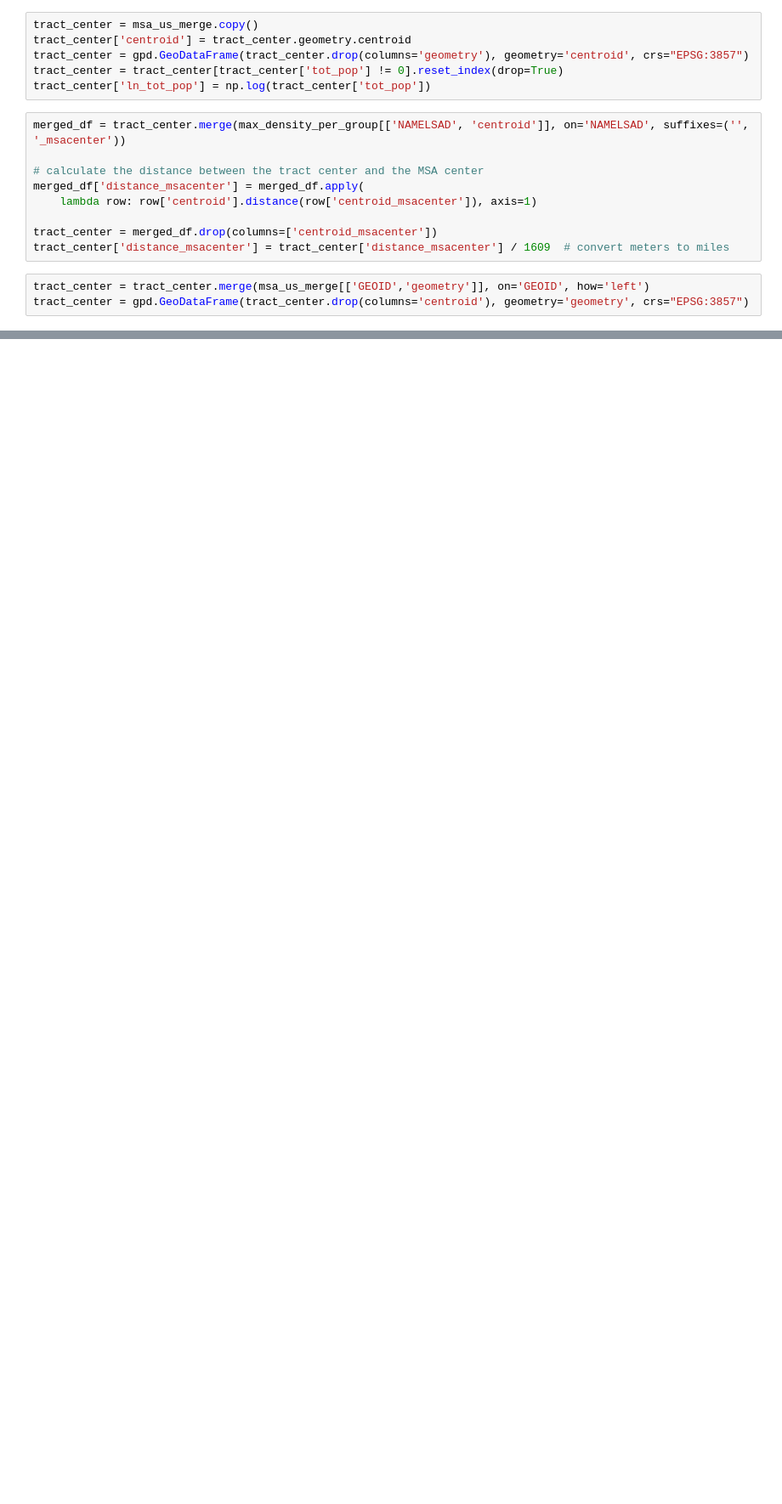
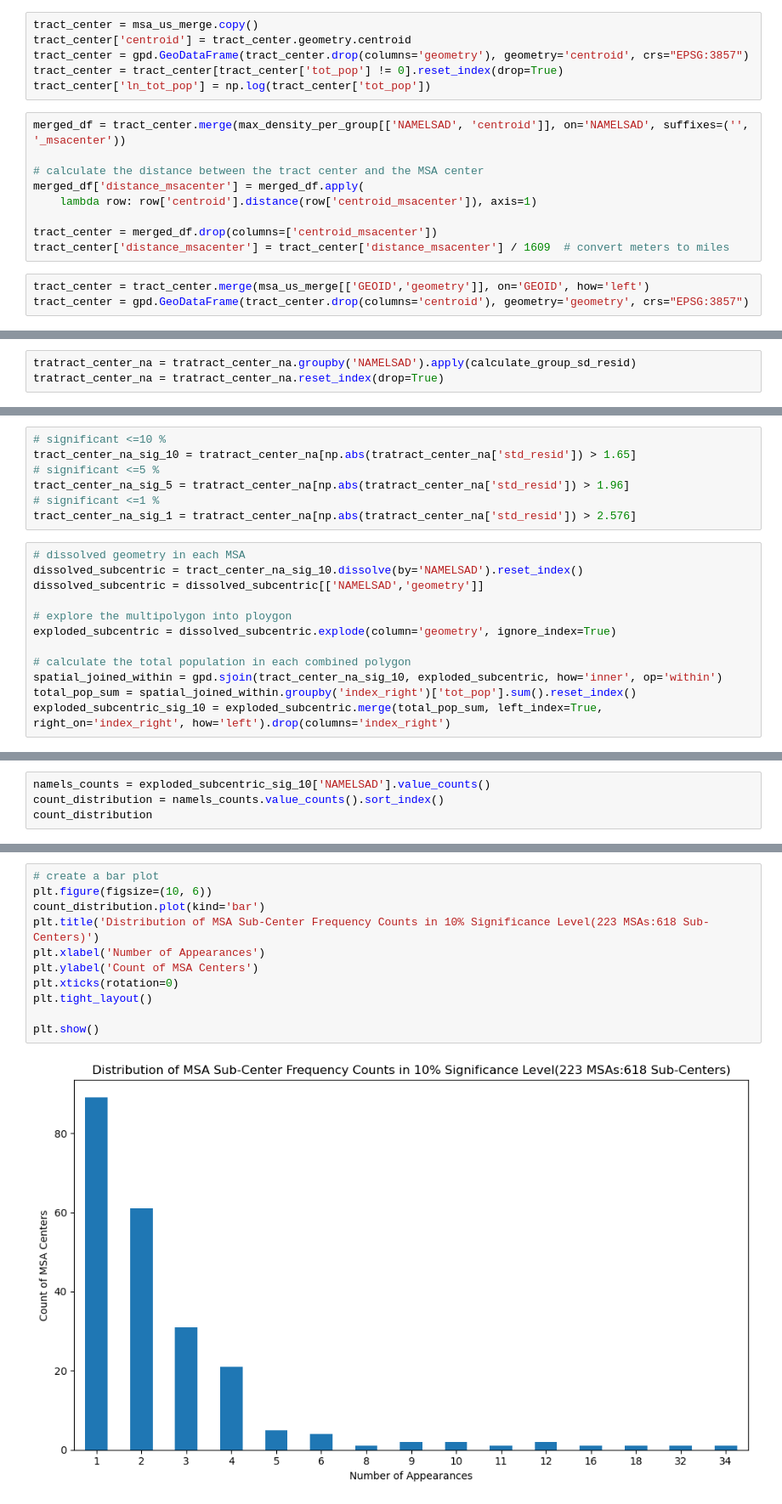
Before and after one commit to HOUPU1993/Polymetric-and-Monometric-analysis, a Jupyter notebook: Polymcentric and Monocentric analysis.ipynb, the cells around one changed output, grey strips where cells are left out. Shown at 85% size. Saved outputs shown, nothing was run; the diff lists cells and outputs as text; blank space fills up the shorter version.

```diff
--- a/Polymcentric and Monocentric analysis.ipynb
+++ b/Polymcentric and Monocentric analysis.ipynb
@@ -1246,0 +1285,3 @@ filtered_tract_center = tract_center[tract_center['sig_resid_0.01'].notna()]
+# %%
+tratract_center_na = tratract_center_na.groupby('NAMELSAD').apply(calculate_group_sd_resid)
+tratract_center_na = tratract_center_na.reset_index(drop=True)
@@ -1246,0 +1304,19 @@ filtered_tract_center = tract_center[tract_center['sig_resid_0.01'].notna()]
+# %%
+# significant <=10 %
+tract_center_na_sig_10 = tratract_center_na[np.abs(tratract_center_na['std_resid']) > 1.65]
+# significant <=5 %
+tract_center_na_sig_5 = tratract_center_na[np.abs(tratract_center_na['std_resid']) > 1.96]
+# significant <=1 %
+tract_center_na_sig_1 = tratract_center_na[np.abs(tratract_center_na['std_resid']) > 2.576]
+# %%
+# dissolved geometry in each MSA
+dissolved_subcentric = tract_center_na_sig_10.dissolve(by='NAMELSAD').reset_index()
+dissolved_subcentric = dissolved_subcentric[['NAMELSAD','geometry']]
+
+# explore the multipolygon into ploygon
+exploded_subcentric = dissolved_subcentric.explode(column='geometry', ignore_index=True)
+
+# calculate the total population in each combined polygon
+spatial_joined_within = gpd.sjoin(tract_center_na_sig_10, exploded_subcentric, how='inner', op='within')
+total_pop_sum = spatial_joined_within.groupby('index_right')['tot_pop'].sum().reset_index()
+exploded_subcentric_sig_10 = exploded_subcentric.merge(total_pop_sum, left_index=True, right_on='index_right', how='left').drop(columns='index_right')
@@ -1246,0 +1325,4 @@ filtered_tract_center = tract_center[tract_center['sig_resid_0.01'].notna()]
+# %%
+namels_counts = exploded_subcentric_sig_10['NAMELSAD'].value_counts()
+count_distribution = namels_counts.value_counts().sort_index()
+count_distribution
@@ -1246,0 +1347,13 @@ filtered_tract_center = tract_center[tract_center['sig_resid_0.01'].notna()]
+# %%
+# create a bar plot
+plt.figure(figsize=(10, 6))
+count_distribution.plot(kind='bar')
+plt.title('Distribution of MSA Sub-Center Frequency Counts in 10% Significance Level(223 MSAs:618 Sub-Centers)')
+plt.xlabel('Number of Appearances')
+plt.ylabel('Count of MSA Centers')
+plt.xticks(rotation=0)
+plt.tight_layout()
+
+plt.show()
+# %% [output]
+[figure, added]
```
Also changed, not shown: parts of 50 cells of this notebook, 11 other files.
